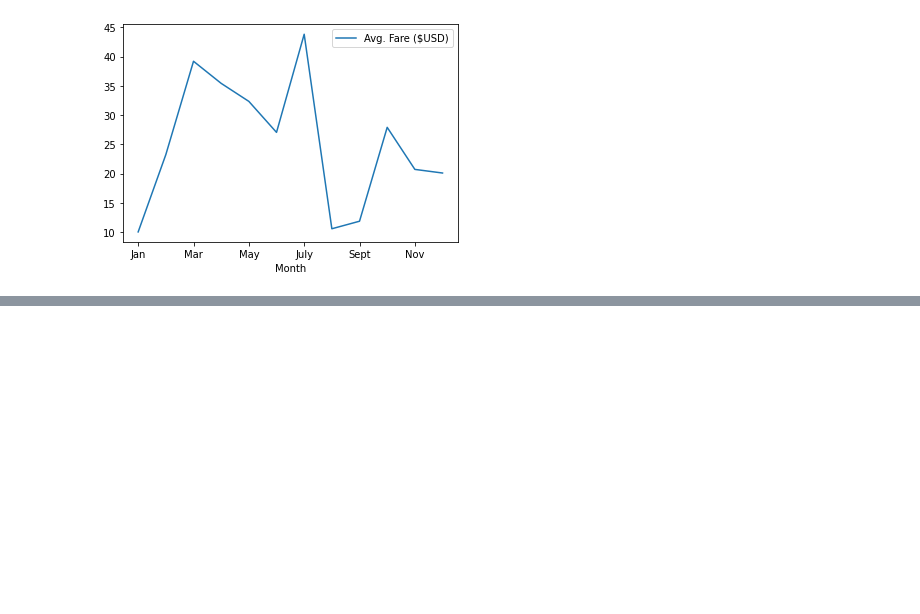
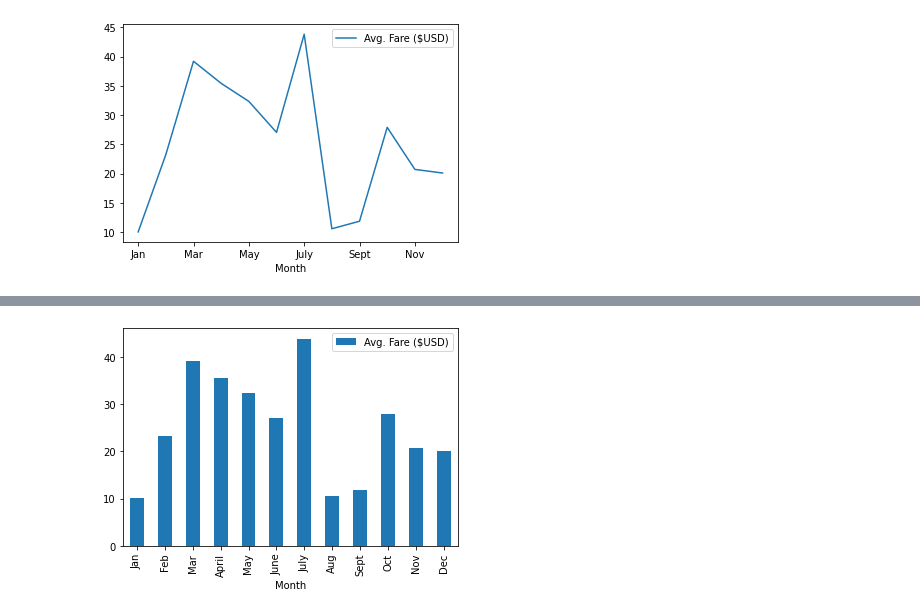
Before and after one commit to cameronmitchell18/PyBer-Analysis-Practice, a Jupyter notebook: PyBer_Ride_Data.ipynb, the cells around one changed output, grey strips where cells are left out. Cells and saved outputs as stored; diff of their text form; code cells hidden in the pictures; blank space fills up the shorter version.

```diff
--- a/PyBer_Ride_Data.ipynb
+++ b/PyBer_Ride_Data.ipynb
@@ -29,0 +65,7 @@ plt.show
+# %%
+# NOTE: We can specify what kind of chart we want to see using the 'kind' function and passing 'bar' to it.
+pyber_ride_data_df = pd.read_csv('Resources/PyBer_ride_data.csv')
+pyber_ride_data_df.plot(x="Month", y="Avg. Fare ($USD)", kind='bar')
+plt.show()
+# %% [output]
+[figure, added]
```
Also changed, not shown: parts of 4 cells of this notebook.
